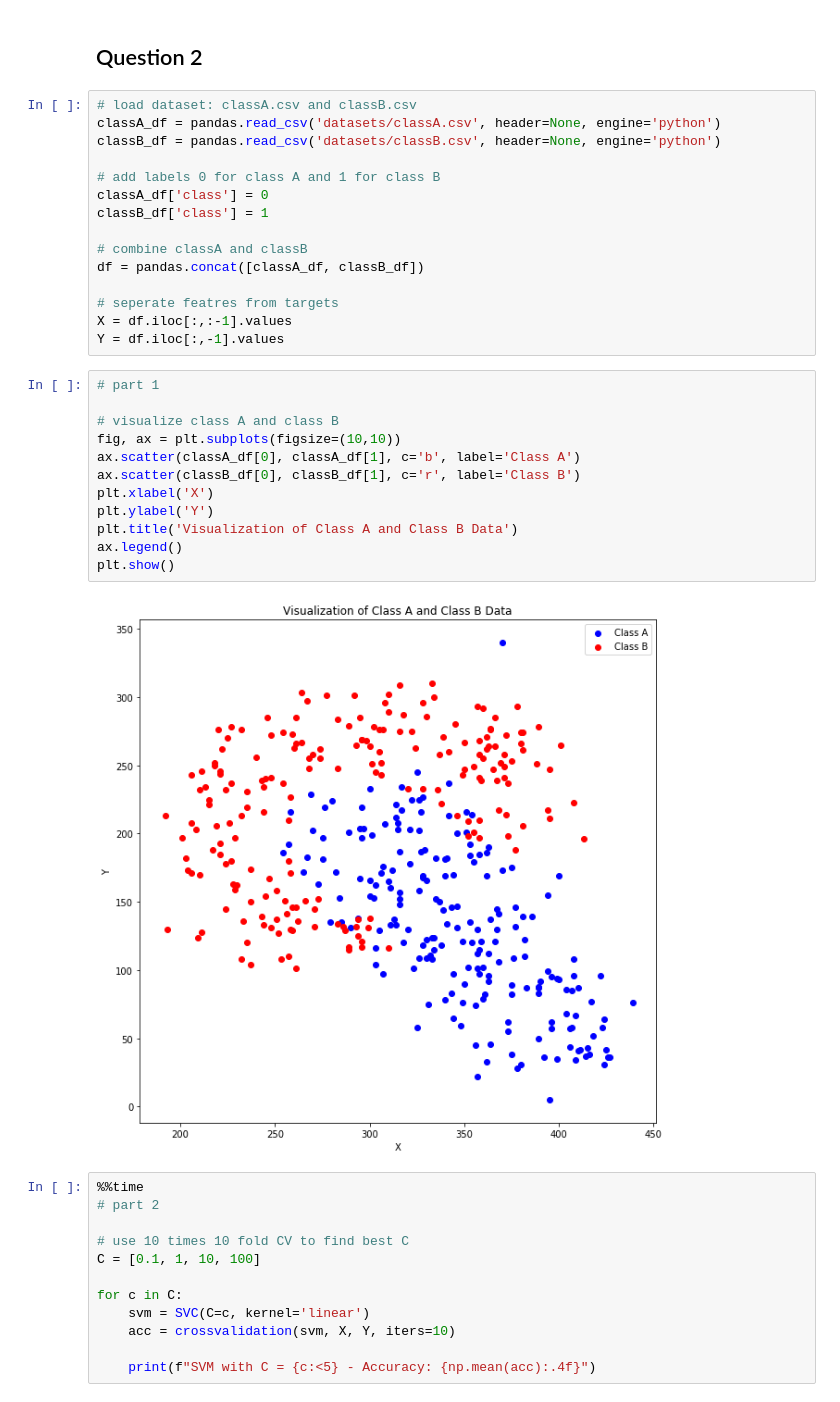
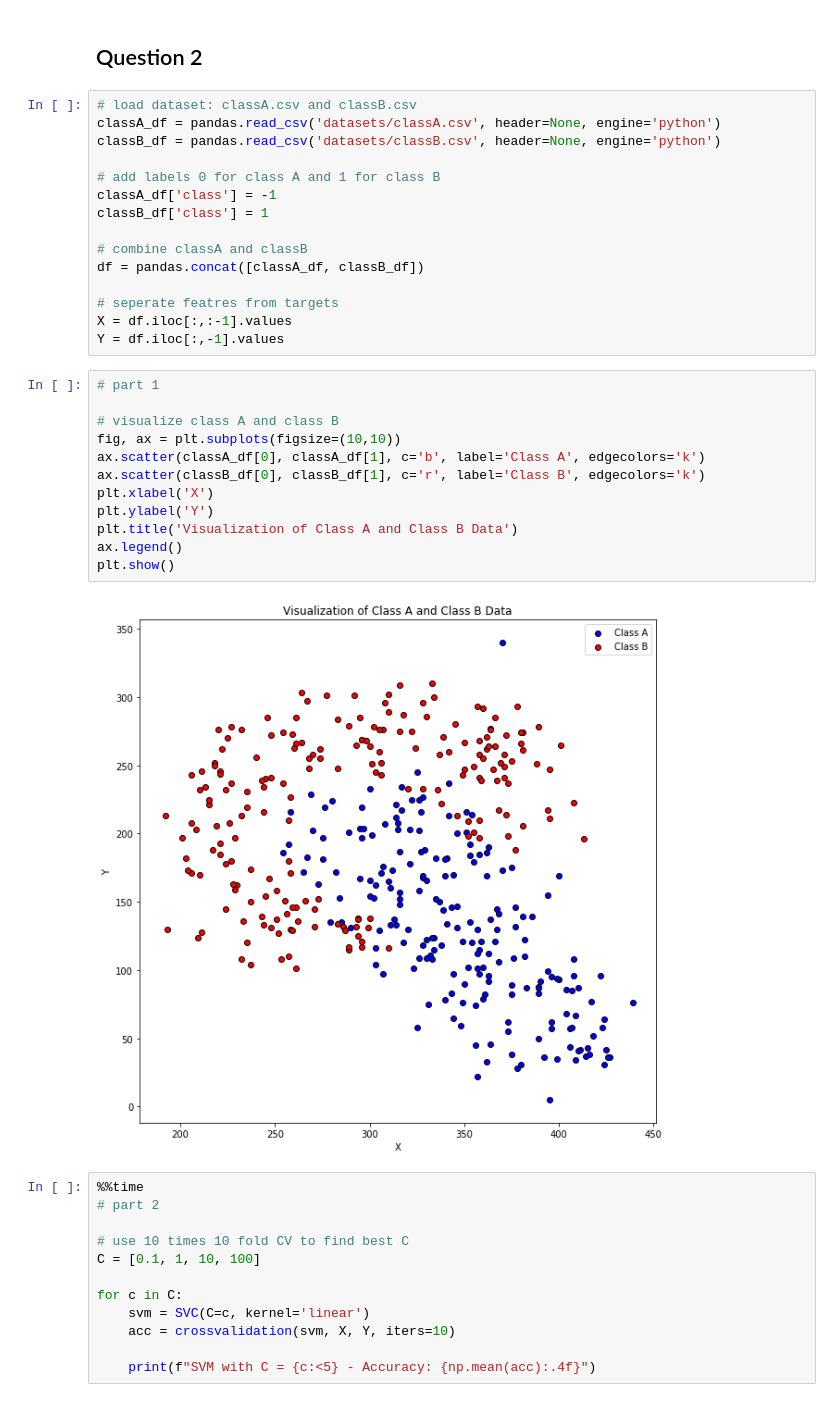
Before and after one commit to sujan-sube/pattern-recognition-asgmt, a Jupyter notebook: assignment-3/assignment-3.ipynb, the cells around one changed output. Cells and saved outputs as stored; diff of their text form.

```diff
--- a/assignment-3/assignment-3.ipynb
+++ b/assignment-3/assignment-3.ipynb
@@ -141,7 +159,7 @@ classA_df = pandas.read_csv('datasets/classA.csv', header=None, engine='python')
 classB_df = pandas.read_csv('datasets/classB.csv', header=None, engine='python')
 
 # add labels 0 for class A and 1 for class B
-classA_df['class'] = 0
+classA_df['class'] = -1
 classB_df['class'] = 1
 
 # combine classA and classB
@@ -153,17 +171,17 @@ Y = df.iloc[:,-1].values
 # %%
 # part 1
 
 # visualize class A and class B
 fig, ax = plt.subplots(figsize=(10,10))
-ax.scatter(classA_df[0], classA_df[1], c='b', label='Class A')
-ax.scatter(classB_df[0], classB_df[1], c='r', label='Class B')
+ax.scatter(classA_df[0], classA_df[1], c='b', label='Class A', edgecolors='k')
+ax.scatter(classB_df[0], classB_df[1], c='r', label='Class B', edgecolors='k')
 plt.xlabel('X')
 plt.ylabel('Y')
 plt.title('Visualization of Class A and Class B Data')
 ax.legend()
 plt.show()
 # %% [output]
-[figure, old version]
+[figure, new version]
 # %%
 %%time
 # part 2
```
Also changed, not shown: parts of 9 cells of this notebook.
